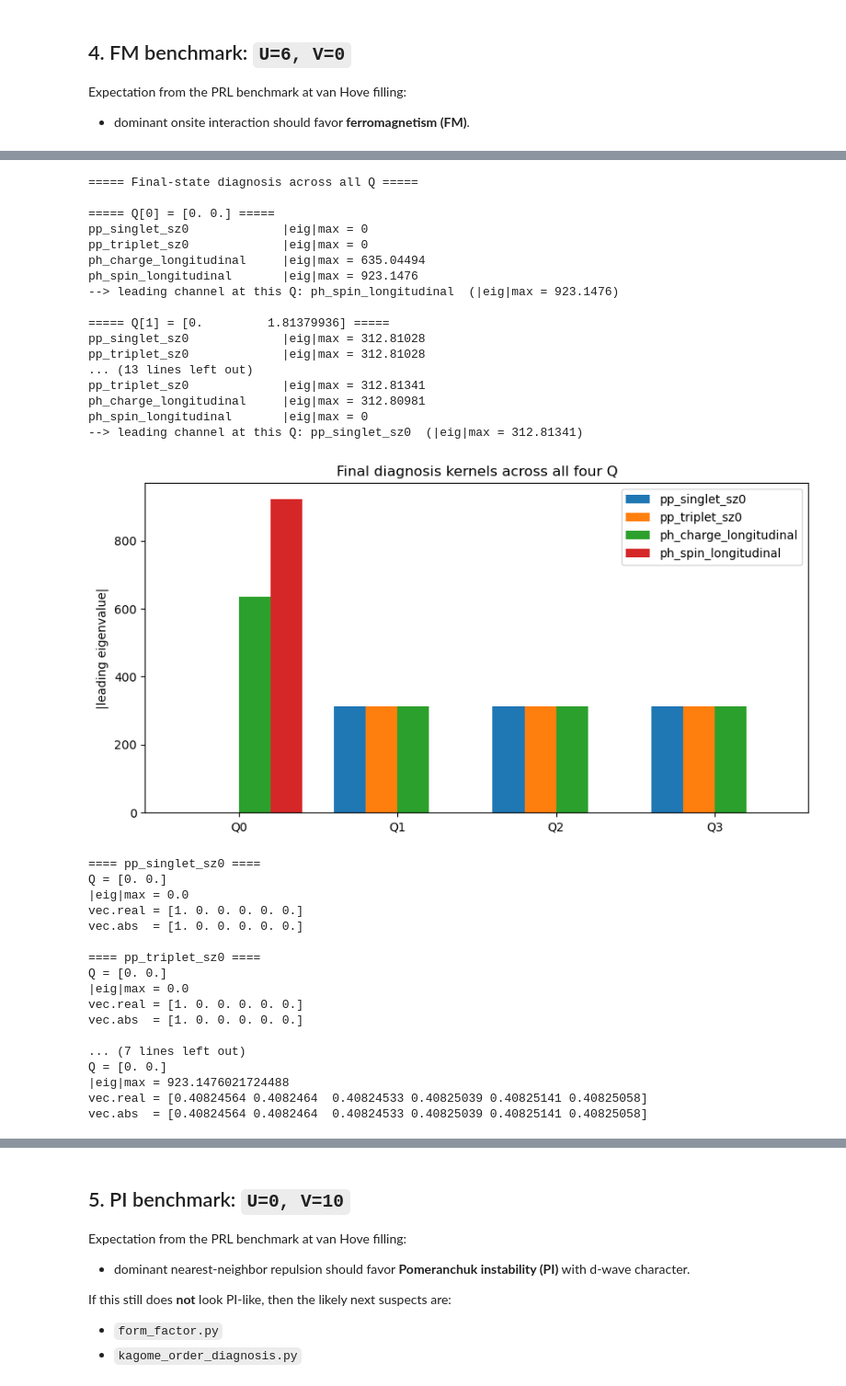
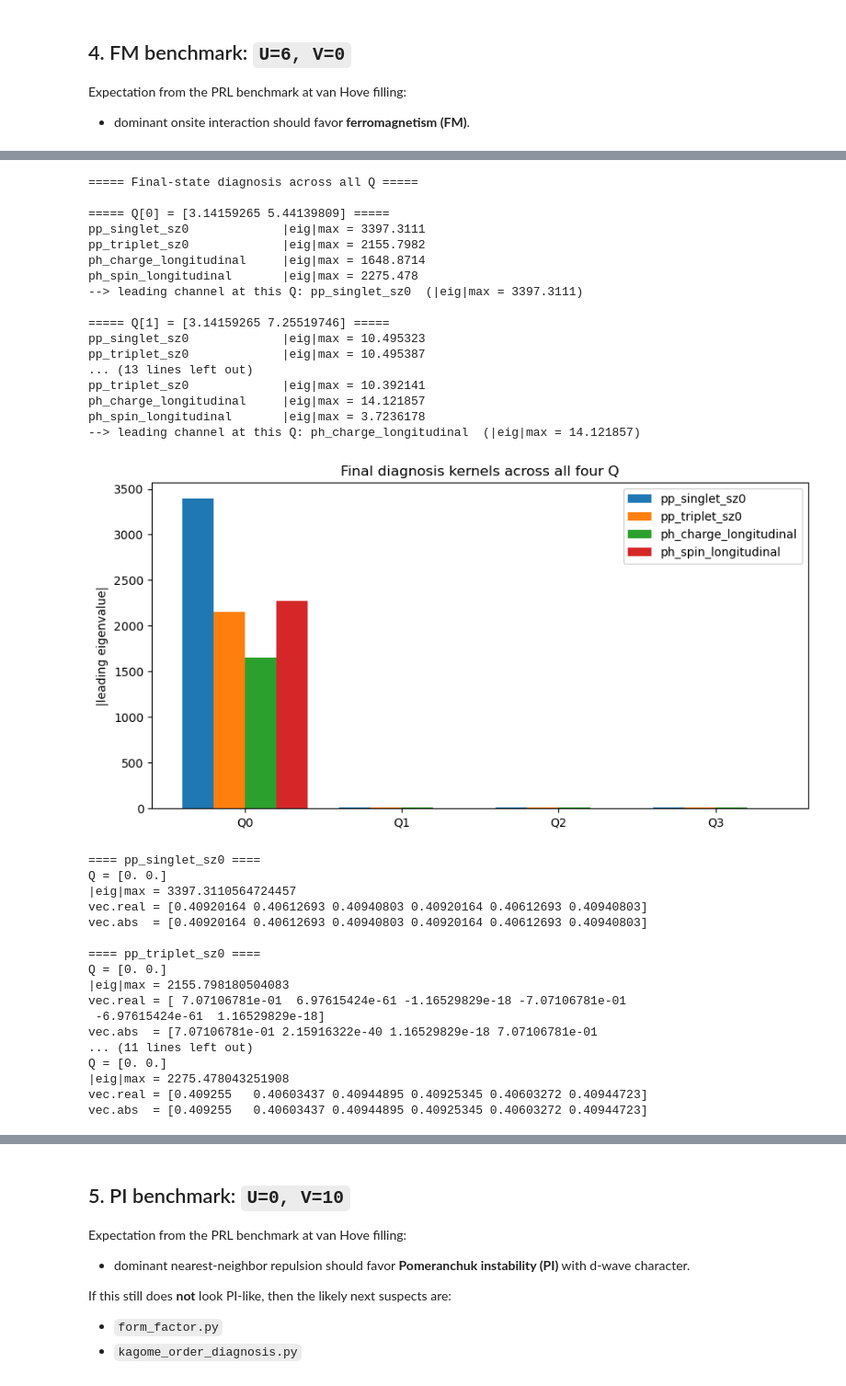
Before and after one commit to Mio826/functional-RG-Kagome-, a Jupyter notebook: kagome_frg_pipeline_APIsetpatch.ipynb, the cells around one changed output, grey strips where cells are left out. Shown at 92% size. Saved outputs shown, nothing was run; the diff lists cells and outputs as text; code cells hidden in the pictures.

```diff
--- a/kagome_frg_pipeline_APIsetpatch.ipynb
+++ b/kagome_frg_pipeline_APIsetpatch.ipynb
@@ -304,5 +304,5 @@ Expectation from the PRL benchmark at van Hove filling:
 - dominant onsite interaction should favor **ferromagnetism (FM)**.
 # %%
 
-fm_result = run_case("FM benchmark", U=0.0, V=6.0, flow_kwargs=FLOW_KWARGS)
+fm_result = run_case("FM benchmark", U=6.0, V=0.0, flow_kwargs=FLOW_KWARGS)
 # %% [output]
@@ -327,6 +327,6 @@ instability record = 3
 # %%
 # 你现在 flow_kwargs 里已经有 diagnosis_Qs
-Qs_to_check = FLOW_KWARGS["diagnosis_Qs"]
+Qs_to_check = FLOW_KWARGS["diagnosis_Qs"] + 1*np.array([np.pi, np.pi/np.sqrt(3)]) +np.array([0,2*np.pi/np.sqrt(3)])
 
 channels_to_check = [
     "pp_singlet_sz0",
@@ -389,61 +389,61 @@ plt.figure(figsize=(10, 5))
 plt.bar(x - 1.5*width, pp_s, width, label="pp_singlet_sz0")
 plt.bar(x - 0.5*width, pp_t, width, label="pp_triplet_sz0")
 plt.bar(x + 0.5*width, ph_c, width, label="ph_charge_longitudinal")
 plt.bar(x + 1.5*width, ph_s, width, label="ph_spin_longitudinal")
 
 plt.xticks(x, labels)
 plt.ylabel("|leading eigenvalue|")
 plt.title("Final diagnosis kernels across all four Q")
 plt.legend()
 plt.show()
 # solver = fm_result["solver"]
 Q = np.array([0.0, 0.0])
 kernels = solver.build_diagnosis_kernel_dict(Q)
 # for name, k in kernels.items():
 #     vals, vecs = k.eig(sort_by="abs")
 #     print(f"{name:25s}  |eig|max = {abs(vals[0]):.6g}")
 
 for name in ["pp_singlet_sz0", "pp_triplet_sz0", "ph_charge_longitudinal", "ph_spin_longitudinal"]:
     k = kernels[name]
     vals, vecs = k.eig(sort_by="abs")
     print(f"\n==== {name} ====")
     print("Q =", k.Q)
     print("|eig|max =", abs(vals[0]))
     print("vec.real =", np.real(vecs[:, 0]))
     print("vec.abs  =", np.abs(vecs[:, 0]))
 # %% [output]
 ===== Final-state diagnosis across all Q =====
 
-===== Q[0] = [0. 0.] =====
-pp_singlet_sz0             |eig|max = 0
-pp_triplet_sz0             |eig|max = 0
-ph_charge_longitudinal     |eig|max = 635.04494
-ph_spin_longitudinal       |eig|max = 923.1476
---> leading channel at this Q: ph_spin_longitudinal  (|eig|max = 923.1476)
+===== Q[0] = [3.14159265 5.44139809] =====
+pp_singlet_sz0             |eig|max = 3397.3111
+pp_triplet_sz0             |eig|max = 2155.7982
+ph_charge_longitudinal     |eig|max = 1648.8714
+ph_spin_longitudinal       |eig|max = 2275.478
+--> leading channel at this Q: pp_singlet_sz0  (|eig|max = 3397.3111)
 
-===== Q[1] = [0.         1.81379936] =====
-pp_singlet_sz0             |eig|max = 312.81028
-pp_triplet_sz0             |eig|max = 312.81028
+===== Q[1] = [3.14159265 7.25519746] =====
+pp_singlet_sz0             |eig|max = 10.495323
+pp_triplet_sz0             |eig|max = 10.495387
 ... (13 lines left out)
-pp_triplet_sz0             |eig|max = 312.81341
-ph_charge_longitudinal     |eig|max = 312.80981
-ph_spin_longitudinal       |eig|max = 0
---> leading channel at this Q: pp_singlet_sz0  (|eig|max = 312.81341)
+pp_triplet_sz0             |eig|max = 10.392141
+ph_charge_longitudinal     |eig|max = 14.121857
+ph_spin_longitudinal       |eig|max = 3.7236178
+--> leading channel at this Q: ph_charge_longitudinal  (|eig|max = 14.121857)
-[figure, old version]
+[figure, new version]
 ==== pp_singlet_sz0 ====
 Q = [0. 0.]
-|eig|max = 0.0
-vec.real = [1. 0. 0. 0. 0. 0.]
-vec.abs  = [1. 0. 0. 0. 0. 0.]
+|eig|max = 3397.3110564724457
+vec.real = [0.40920164 0.40612693 0.40940803 0.40920164 0.40612693 0.40940803]
+vec.abs  = [0.40920164 0.40612693 0.40940803 0.40920164 0.40612693 0.40940803]
 
 ==== pp_triplet_sz0 ====
 Q = [0. 0.]
-|eig|max = 0.0
-vec.real = [1. 0. 0. 0. 0. 0.]
-vec.abs  = [1. 0. 0. 0. 0. 0.]
-
-... (7 lines left out)
+|eig|max = 2155.798180504083
+vec.real = [ 7.07106781e-01  6.97615424e-61 -1.16529829e-18 -7.07106781e-01
+ -6.97615424e-61  1.16529829e-18]
+vec.abs  = [7.07106781e-01 2.15916322e-40 1.16529829e-18 7.07106781e-01
+... (11 lines left out)
 Q = [0. 0.]
-|eig|max = 923.1476021724488
-vec.real = [0.40824564 0.4082464  0.40824533 0.40825039 0.40825141 0.40825058]
-vec.abs  = [0.40824564 0.4082464  0.40824533 0.40825039 0.40825141 0.40825058]
+|eig|max = 2275.478043251908
+vec.real = [0.409255   0.40603437 0.40944895 0.40925345 0.40603272 0.40944723]
+vec.abs  = [0.409255   0.40603437 0.40944895 0.40925345 0.40603272 0.40944723]
```
Also changed, not shown: parts of 2 cells of this notebook, 6 other files.
